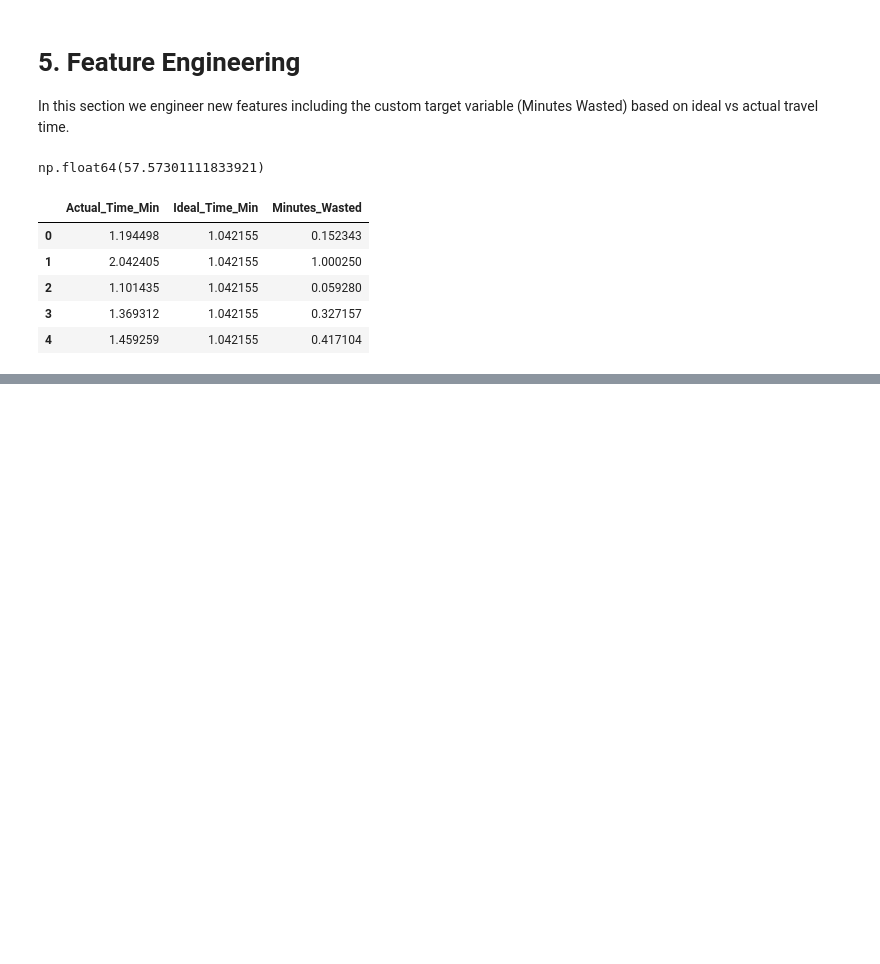
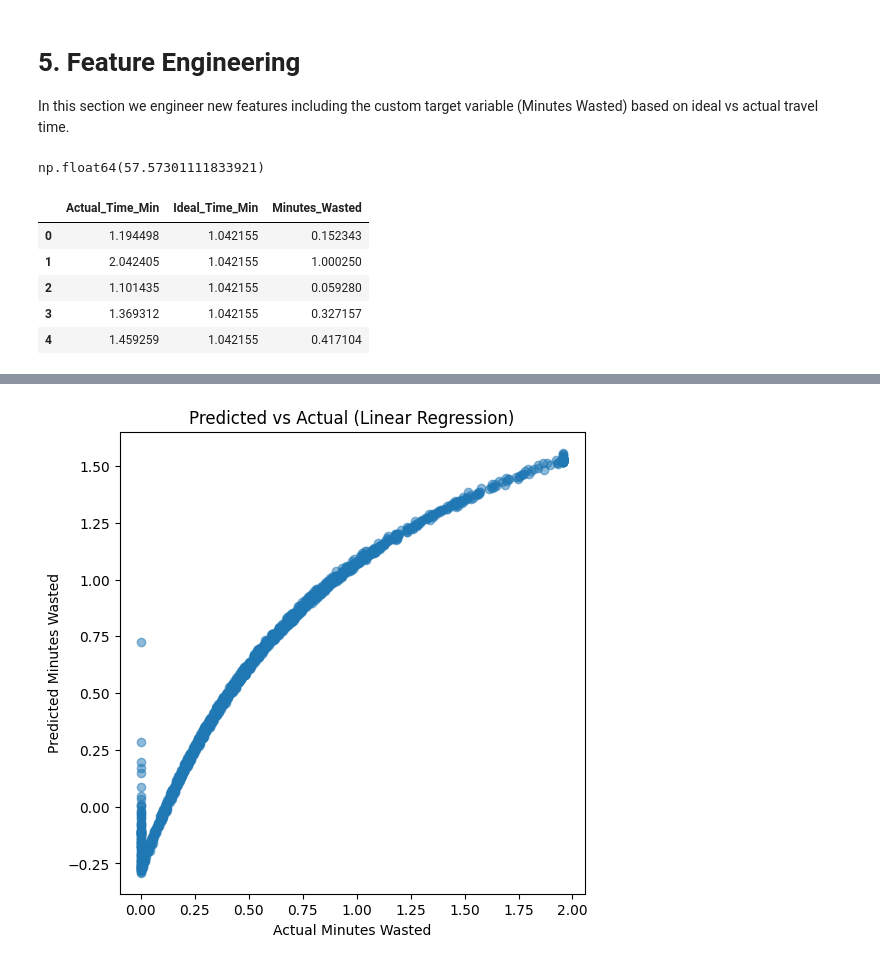
Before and after one commit to parthtiwari-dev/bangalore-traffic-wasted-time-prediction, a Jupyter notebook: notebooks/Traffic_Wasted_Time_Prediction.ipynb, the cells around one changed output, grey strips where cells are left out. Drawn from its saved outputs; the diff is of its cells as text; code cells hidden in the pictures; blank space fills up the shorter version.

```diff
--- a/notebooks/Traffic_Wasted_Time_Prediction.ipynb
+++ b/notebooks/Traffic_Wasted_Time_Prediction.ipynb
@@ -219,0 +224,19 @@ df_clean.to_csv("../data/processed/traffic_cleaned.csv", index=False)
+# %%
+### columns to drop for model building
+
+cols_to_drop = [
+    'Date',
+    'Area Name',
+    'Road/Intersection Name',
+    'Weather Conditions',
+    'Roadwork and Construction Activity',
+    'Actual_Time_Min',
+    'Ideal_Time_Min'
+]
+
+df_model = df_fe.drop(columns = cols_to_drop)
+
+X = df_model.drop("Minutes_Wasted", axis=1)
+y = df_model['Minutes_Wasted']
+
+df_model.head()
@@ -219,0 +254,9 @@ df_clean.to_csv("../data/processed/traffic_cleaned.csv", index=False)
+# %%
+X_train, X_test, y_train, y_test = train_test_split(
+    X,
+    y,
+    test_size=0.2,
+    random_state=42
+)
+
+X_train.shape, X_test.shape, y_train.shape, y_test.shape
@@ -219,0 +269,5 @@ df_clean.to_csv("../data/processed/traffic_cleaned.csv", index=False)
+# %%
+scaler = StandardScaler()
+X_scaled = scaler.fit_transform(X)
+X_train_scaled = scaler.fit_transform(X_train)
+X_test_scaled = scaler.transform(X_test)
@@ -219,0 +410,4 @@ df_clean.to_csv("../data/processed/traffic_cleaned.csv", index=False)
+# %%
+lr_model = LinearRegression()
+lr_model.fit(X_train_scaled, y_train)
+y_pred_lr = lr_model.predict(X_test_scaled)
@@ -219,0 +447,9 @@ df_clean.to_csv("../data/processed/traffic_cleaned.csv", index=False)
+# %%
+plt.figure(figsize=(6,6))
+plt.scatter(y_test, y_pred_lr, alpha=0.5)
+plt.xlabel("Actual Minutes Wasted")
+plt.ylabel("Predicted Minutes Wasted")
+plt.title("Predicted vs Actual (Linear Regression)")
+plt.show()
+# %% [output]
+[figure, added]
```
Also changed, not shown: parts of 48 cells of this notebook.
